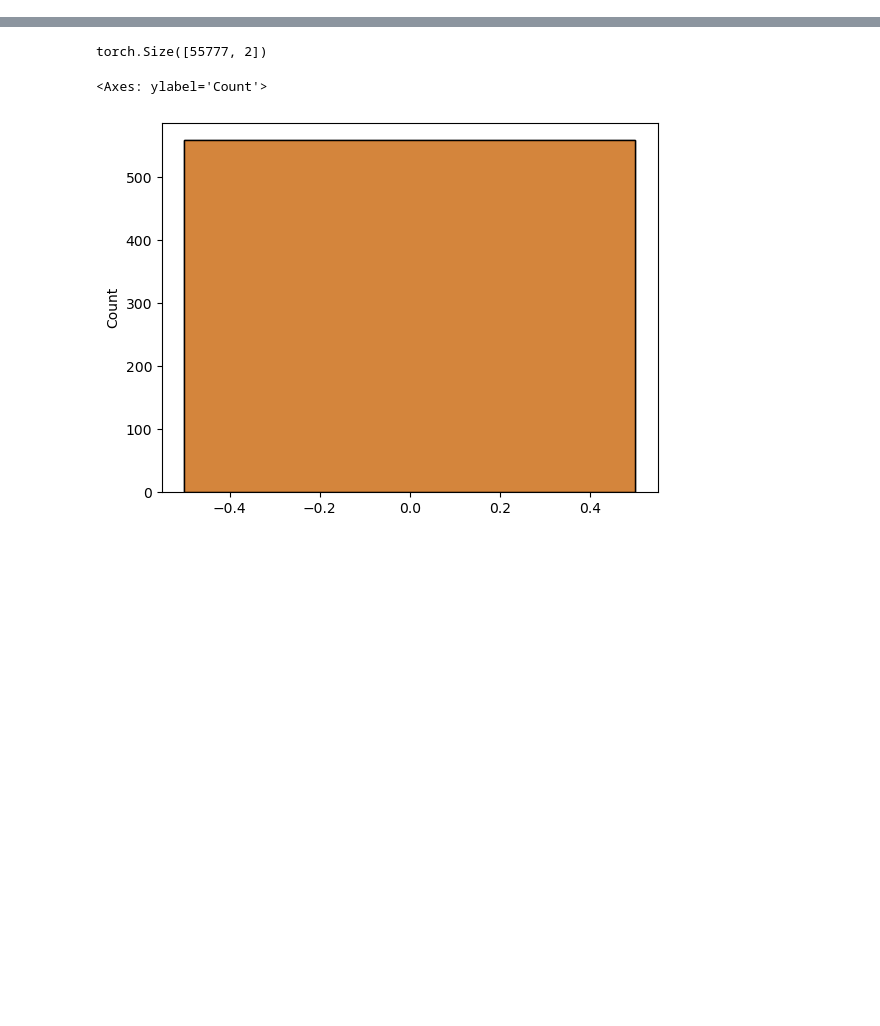
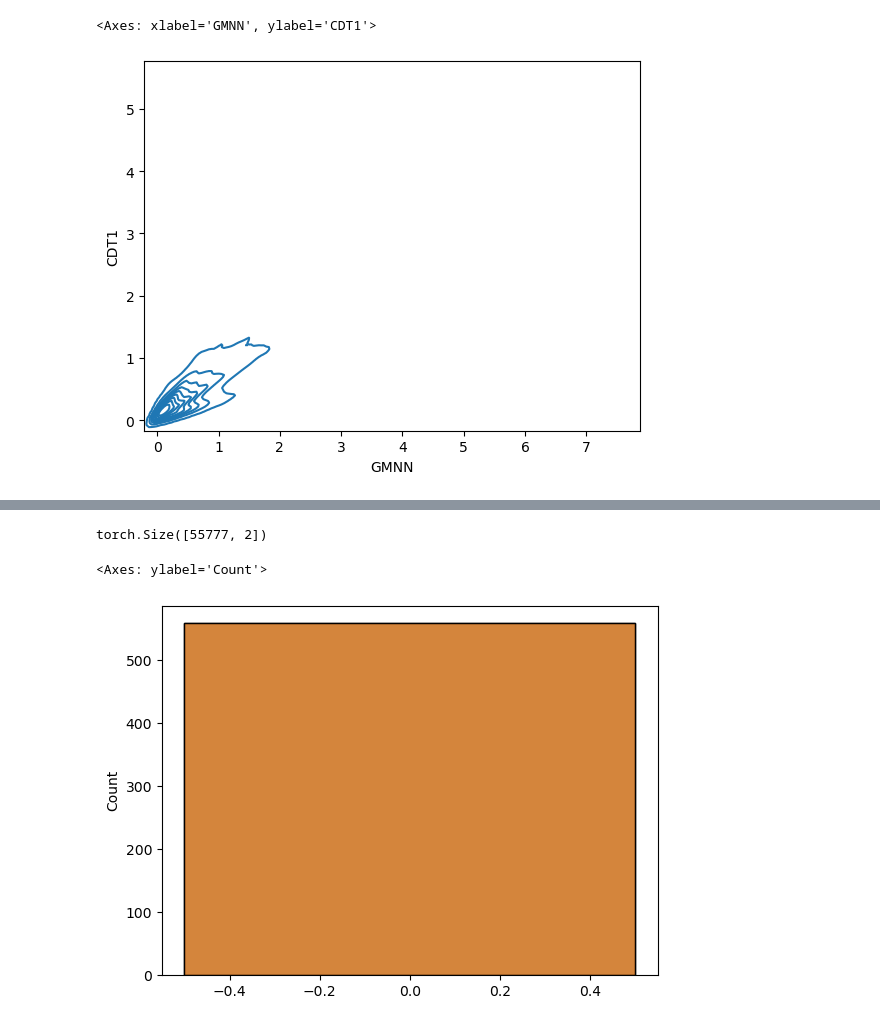
Before and after one commit to ishan-gaur/implicit-cell-model, a Jupyter notebook: pseudotime.ipynb, the cells around one changed output, grey strips where cells are left out. Saved outputs shown, nothing was run; the diff lists cells and outputs as text; code cells hidden in the pictures; blank space fills up the shorter version.

```diff
--- a/pseudotime.ipynb
+++ b/pseudotime.ipynb
@@ -23,0 +27,11 @@ tensor(-inf) tensor(11.0903)
+# %%
+FUCCI_log_intensities = []
+for batch in iter(datamodule.train_dataloader()):
+    batch = torch.log(batch + 1) # batch is unnormalized
+    FUCCI_log_intensities.append(torch.mean(batch, dim=(2, 3)))
+FUCCI_log_intensities = torch.cat(FUCCI_log_intensities, dim=0)
+pseudo_time_df = pd.DataFrame(FUCCI_log_intensities.numpy(), columns=['GMNN', 'CDT1'])
+sns.kdeplot(data=pseudo_time_df, x='GMNN', y='CDT1')
+# %% [output]
+<Axes: xlabel='GMNN', ylabel='CDT1'>
+[figure, added]
```
Also changed, not shown: parts of 12 cells of this notebook, 3 other files.
